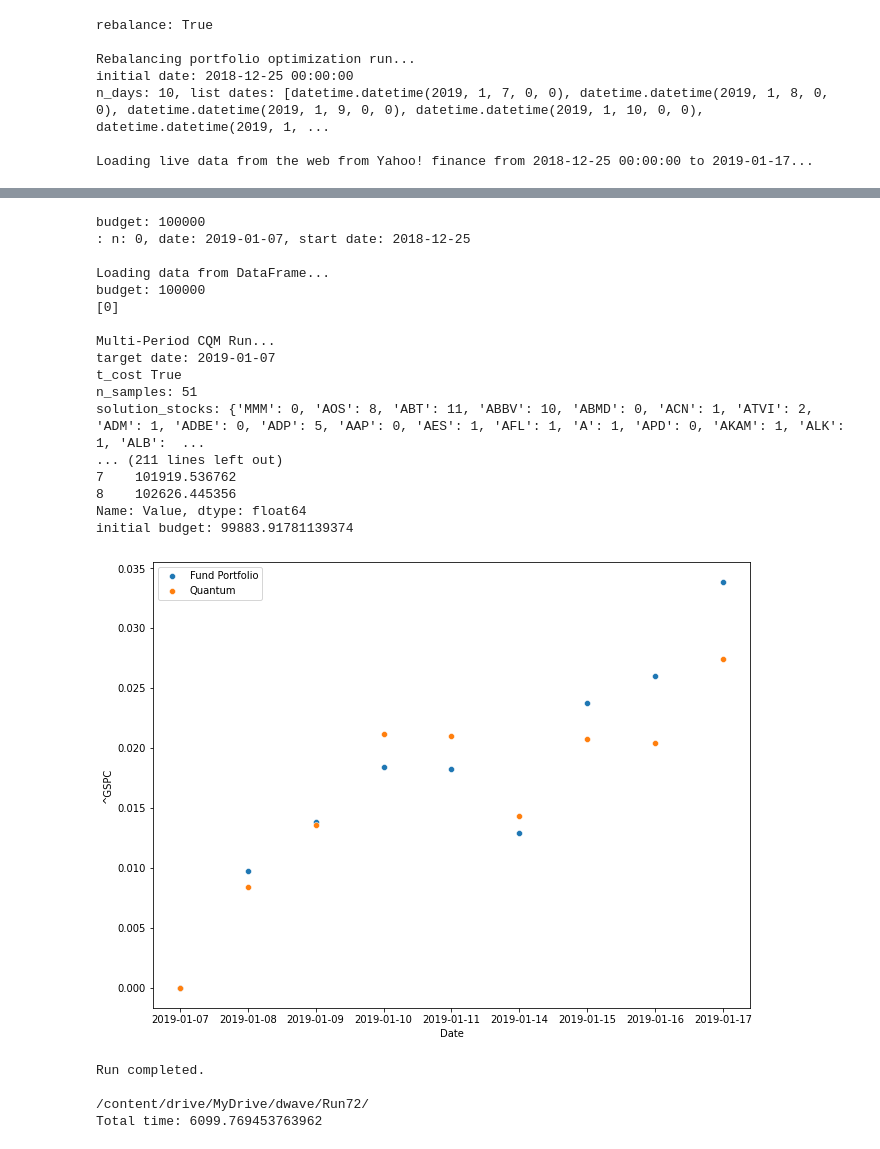
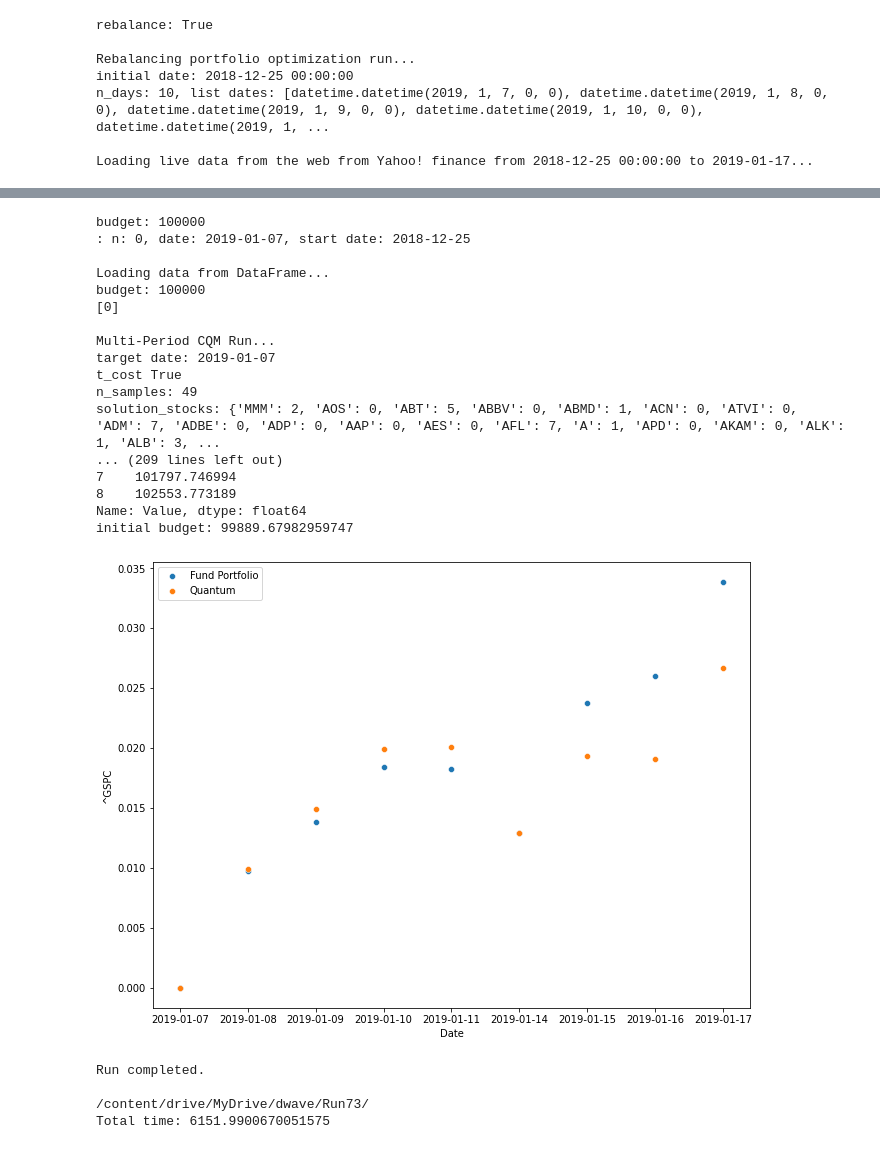
Before and after one commit to bvcmartins/dwaveDev, a Jupyter notebook: portfolioOptimization/solver.ipynb, the cells around one changed output, grey strips where cells are left out. Saved outputs shown, nothing was run; the diff lists cells and outputs as text; code cells hidden in the pictures.

```diff
--- a/portfolioOptimization/solver.ipynb
+++ b/portfolioOptimization/solver.ipynb
@@ -712,7 +712,7 @@ if __name__ == '__main__':
             'verbose': False,
             'num': 0,
             't_cost': 0.001,
-            'label': 'Run72',
+            'label': 'Run73',
             'init_holdings': None,
             'window_size': 10,
             'calculation_type': 'daily',
@@ -741,22 +741,22 @@ Loading live data from the web from Yahoo! finance from 2018-12-25 00:00:00 to 2
 budget: 100000
 : n: 0, date: 2019-01-07, start date: 2018-12-25
 
 Loading data from DataFrame...
 budget: 100000
 [0]
 
 Multi-Period CQM Run...
 target date: 2019-01-07
 t_cost True
-n_samples: 51
-solution_stocks: {'MMM': 0, 'AOS': 8, 'ABT': 11, 'ABBV': 10, 'ABMD': 0, 'ACN': 1, 'ATVI': 2, 'ADM': 1, 'ADBE': 0, 'ADP': 5, 'AAP': 0, 'AES': 1, 'AFL': 1, 'A': 1, 'APD': 0, 'AKAM': 1, 'ALK': 1, 'ALB':  ...
-... (211 lines left out)
-7    101919.536762
-8    102626.445356
+n_samples: 49
+solution_stocks: {'MMM': 2, 'AOS': 0, 'ABT': 5, 'ABBV': 0, 'ABMD': 1, 'ACN': 0, 'ATVI': 0, 'ADM': 7, 'ADBE': 0, 'ADP': 0, 'AAP': 0, 'AES': 0, 'AFL': 7, 'A': 1, 'APD': 0, 'AKAM': 0, 'ALK': 1, 'ALB': 3, ...
+... (209 lines left out)
+7    101797.746994
+8    102553.773189
 Name: Value, dtype: float64
-initial budget: 99883.91781139374
+initial budget: 99889.67982959747
-[figure, old version]
+[figure, new version]
 Run completed.
 
-/content/drive/MyDrive/dwave/Run72/
-Total time: 6099.769453763962
+/content/drive/MyDrive/dwave/Run73/
+Total time: 6151.9900670051575
```
Also changed, not shown: parts of 3 cells of this notebook.
